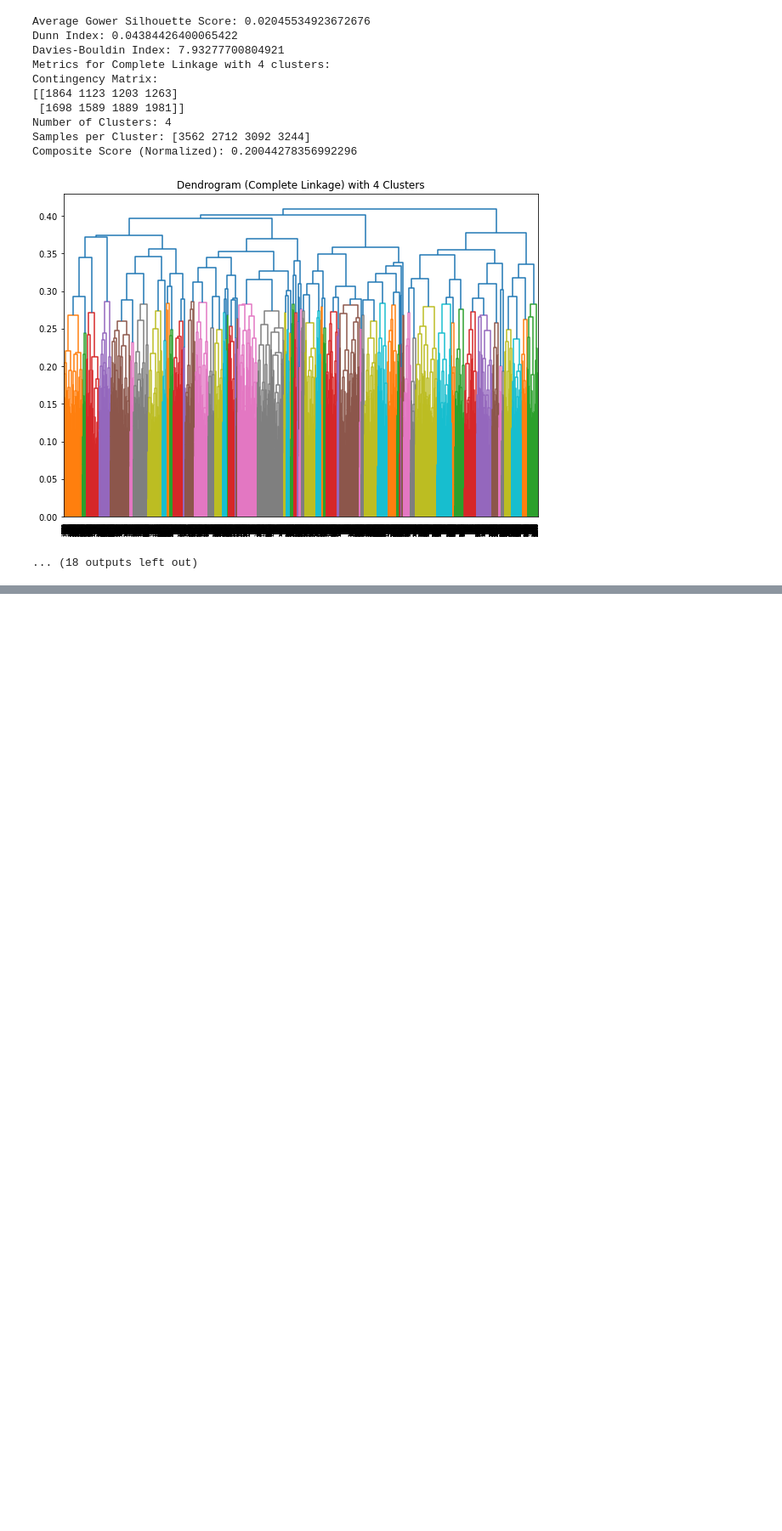
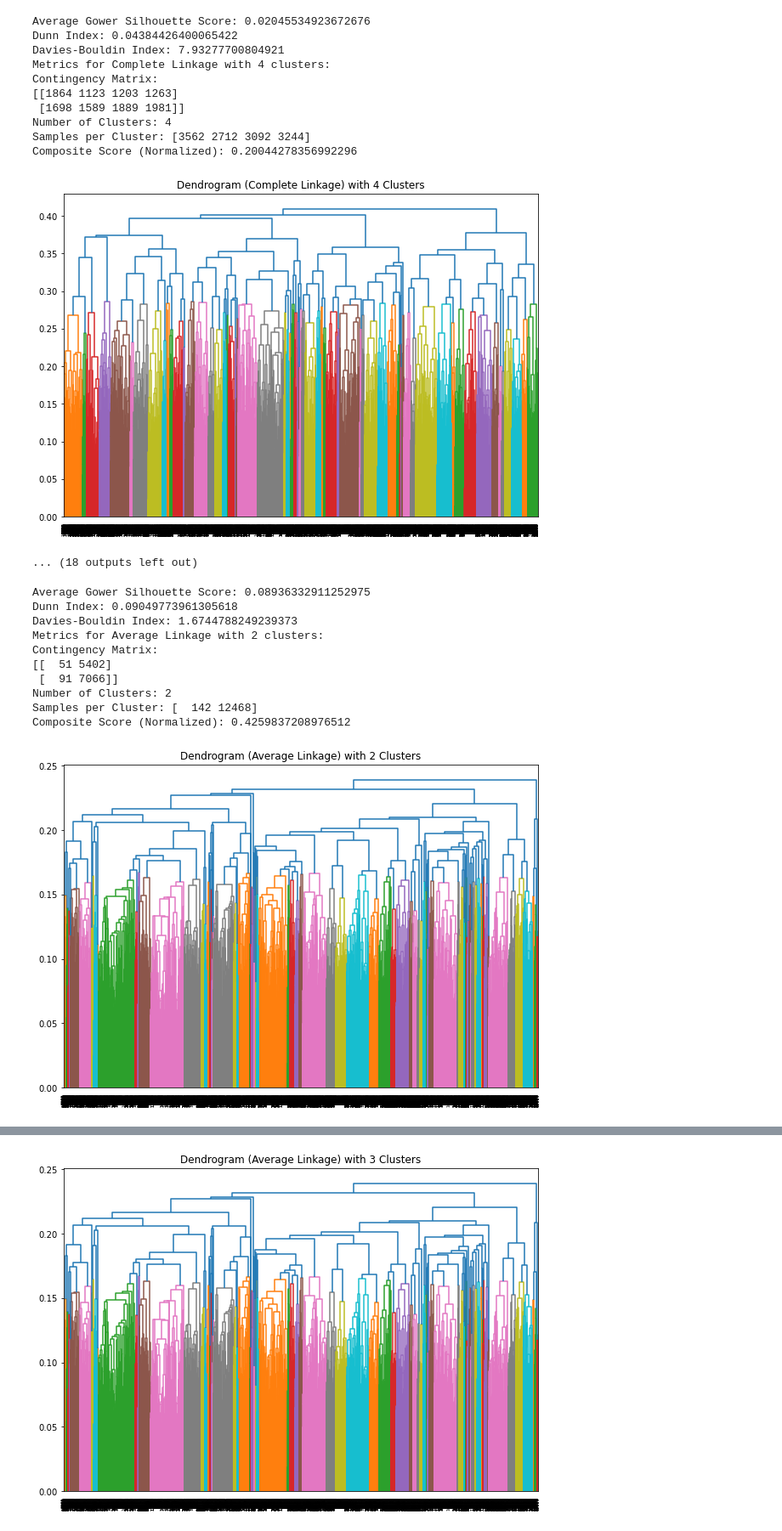
Before and after one commit to 07keyholder/MEDM_P2, a Jupyter notebook: leo.ipynb, the cells around one changed output, grey strips where cells are left out. Shown: that part at 85% size. Saved outputs shown, nothing was run; the diff lists cells and outputs as text; code cells hidden in the pictures; blank space fills up the shorter version.

Commit message:
avd linkage + top 2 score image

```diff
--- a/leo.ipynb
+++ b/leo.ipynb
@@ -469,3 +469,81 @@ Samples per Cluster: [3562 2712 3092 3244]
 Composite Score (Normalized): 0.20044278356992296
 [figure]
 ... (18 outputs left out)
+# %%
+# Calculate the Gower distance matrix
+gower_dist_matrix = gower.gower_matrix(X)
+
+# Convert the Gower distance matrix to a condensed distance matrix
+condensed_gower_dist_matrix = squareform(gower_dist_matrix)
+
+linkage_methods = ['average']
+n_clusters_range = range(2, 5)  # Example: considering 2 to 4 clusters
+# Store scores for each k
+scores = []
+
+for method in linkage_methods:
+    # Perform hierarchical clustering using the condensed Gower distance matrix
+    linked = linkage(condensed_gower_dist_matrix, method=method)
+
+    for n_clusters in n_clusters_range:
+        # Obtain cluster labels
+        y_pred = fcluster(linked, n_clusters, criterion='maxclust')
+        # Calculate Silhouette Score
+        silhouette_avg = silhouette_score(gower_dist_matrix
+                                            ,y_pred, metric='precomputed') #gower_silhouette_score(X, y_pred)
+        print(f"Average Gower Silhouette Score: {silhouette_avg}")
+        # Calculate Dunn Index
+        dunn_index_score = calculate_dunn_index(gower_dist_matrix, y_pred)
+        print(f"Dunn Index: {dunn_index_score}")
+        # Calculate Davies-Bouldin Index
+        db_index = davies_bouldin_score(X, y_pred) #davies_bouldin_index(X, y_pred)
+        print(f"Davies-Bouldin Index: {db_index}")
+
+        # Print contingency matrix and other metrics
+        print(f"Metrics for {method.capitalize()} Linkage with {n_clusters} clusters:")
+        print(f"Contingency Matrix:\n{metrics.cluster.contingency_matrix(y, y_pred)}")
+        print(f"Number of Clusters: {np.unique(y_pred).size}")
+        print(f"Samples per Cluster: {np.unique(y_pred, return_counts=True)[1]}")
+
+        ### Calculate composite score
+        # Normalizing Silhouette Score (range [-1, 1] to [0, 1])
+        normalized_silhouette = normalize_score(silhouette_avg, -1, 1)
+
+        # Normalizing Dunn Index (Assuming a maximum reasonable value for normalization)
+        # This maximum value is an assumption and should be adjusted based on domain knowledge
+        max_reasonable_dunn = 0.5  # Example value, adjust based on your data
+        davies_bouldin_index = 8
+        normalized_dunn = normalize_score(dunn_index_score, 0, max_reasonable_dunn)
+
+        # Normalizing Davies-Bouldin Index (using a logarithmic scale due to high values)
+        # We add 1 to avoid log(0) in case of a DB index of 0
+        normalized_davies_bouldin = 1 - np.log(1 + db_index) / np.log(1 + max(db_index, davies_bouldin_index))
+
+        # Assuming equal weights for simplicity, but these can be adjusted
+        weight_silhouette = 1/3
+        weight_dunn = 1/3
+        weight_davies_bouldin = 1/3
+
+        # Calculating weighted average
+        composite_score_normalized = (weight_silhouette * normalized_silhouette +
+                                    weight_dunn * normalized_dunn +
+                                    weight_davies_bouldin * normalized_davies_bouldin)
+        print(f"Composite Score (Normalized): {composite_score_normalized}")
+
+        # Plot the dendrogram
+        plt.figure(figsize=(10, 7))
+        dendrogram(linked, orientation='top', distance_sort='descending', show_leaf_counts=True)
+        plt.title(f"Dendrogram ({method.capitalize()} Linkage) with {n_clusters} Clusters")
+        plt.show()
+# %% [output]
+Average Gower Silhouette Score: 0.08936332911252975
+Dunn Index: 0.09049773961305618
+Davies-Bouldin Index: 1.6744788249239373
+Metrics for Average Linkage with 2 clusters:
+Contingency Matrix:
+[[  51 5402]
+ [  91 7066]]
+Number of Clusters: 2
+Samples per Cluster: [  142 12468]
+Composite Score (Normalized): 0.4259837208976512
+[figure, added]
@@ -471,0 +560 @@ Composite Score (Normalized): 0.20044278356992296
+[figure, added]
```
Also changed, not shown: parts of 1 cell of this notebook, 2 other files.
